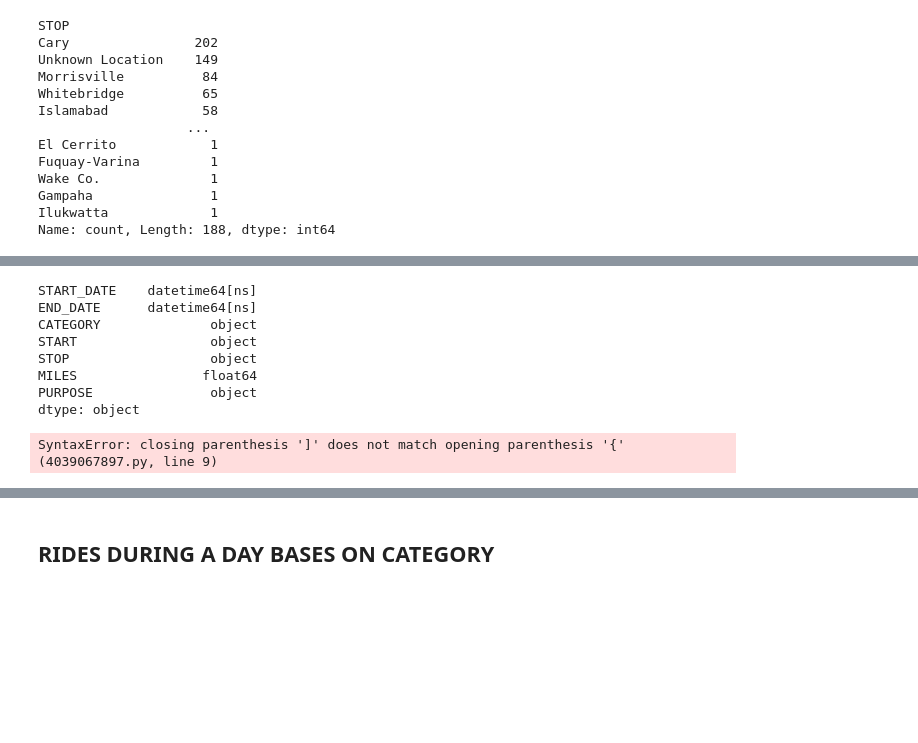
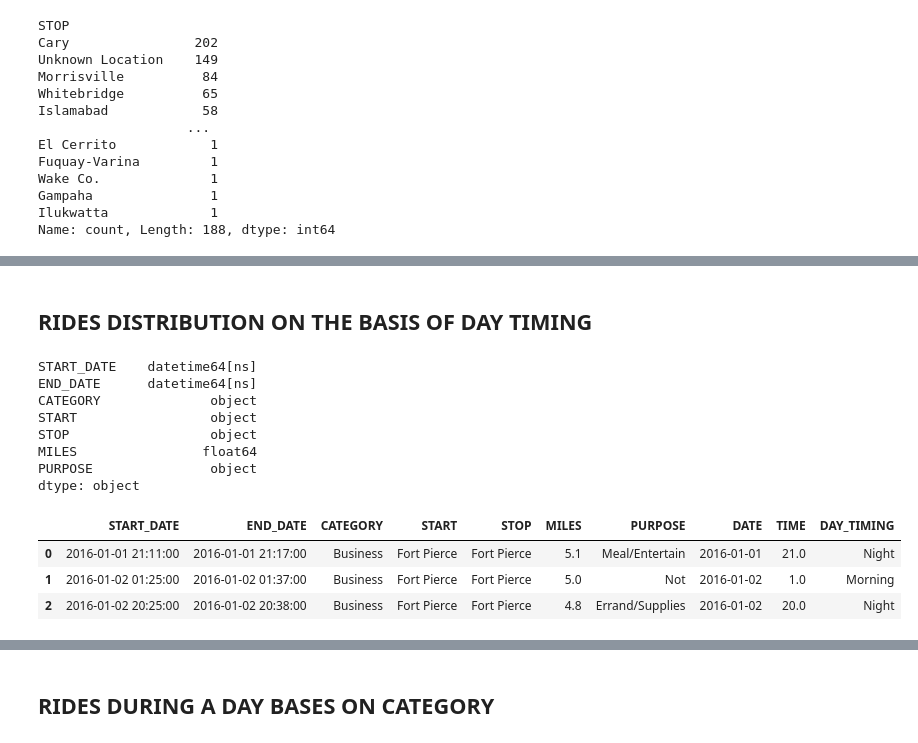
Before and after one commit to akshay781891-gif/Uber-Rides-Analysis, a Jupyter notebook: Uber Rides Analysis.ipynb, the cells around one changed output, grey strips where cells are left out. Drawn from its saved outputs; the diff is of its cells as text; code cells hidden in the pictures; blank space fills up the shorter version.

```diff
--- a/Uber Rides Analysis.ipynb
+++ b/Uber Rides Analysis.ipynb
@@ -155,3 +155,5 @@ np.float64(1903.2)
+# %% [markdown]
+## RIDES DISTRIBUTION ON THE BASIS OF DAY TIMING
 # %%
 df['START_DATE'] = pd.to_datetime(df['START_DATE'],
                                        errors='coerce')
@@ -178,8 +180,11 @@ df['TIME'] = pd.DatetimeIndex(df['START_DATE']).hour
 #changing into categories of day and night
 df['DAY_TIMING'] = pd.cut(x=df['TIME'],
                               bins = [0,10,15,19,24],
-                              labels = {0:'Morning','Afternoon','Evening','Night'])
+                              labels = ['Morning','Afternoon','Evening','Night'])
-# %% [output]
-SyntaxError: closing parenthesis ']' does not match opening parenthesis '{' (4039067897.py, line 9)
 # %%
-df.head()
+df.head(3)
+# %% [output]
+|  | START_DATE | END_DATE | CATEGORY | START | STOP | MILES | PURPOSE | DATE | TIME | DAY_TIMING |
+| 0 | 2016-01-01 21:11:00 | 2016-01-01 21:17:00 | Business | Fort Pierce | Fort Pierce | 5.1 | Meal/Entertain | 2016-01-01 | 21.0 | Night |
+| 1 | 2016-01-02 01:25:00 | 2016-01-02 01:37:00 | Business | Fort Pierce | Fort Pierce | 5.0 | Not | 2016-01-02 | 1.0 | Morning |
+| 2 | 2016-01-02 20:25:00 | 2016-01-02 20:38:00 | Business | Fort Pierce | Fort Pierce | 4.8 | Errand/Supplies | 2016-01-02 | 20.0 | Night |
```
Also changed, not shown: parts of 18 cells of this notebook, 1 other file.
